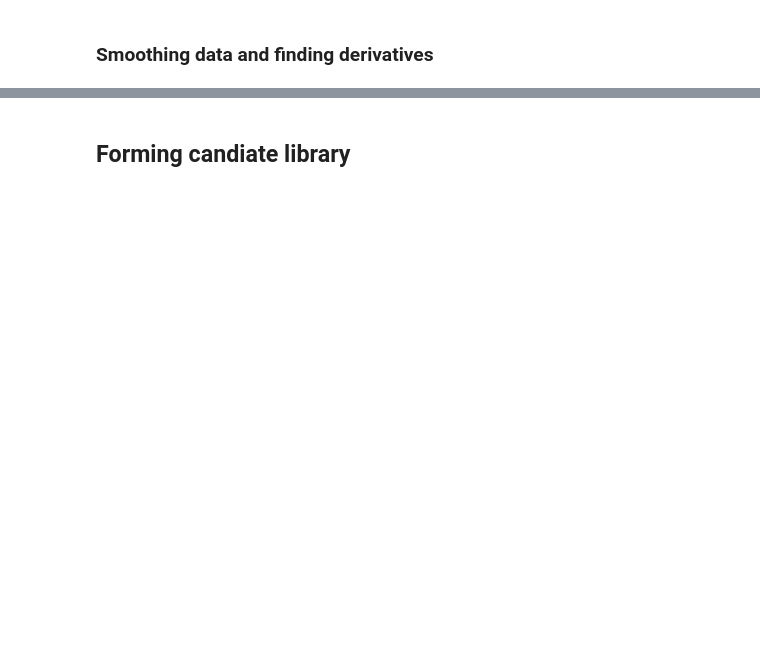
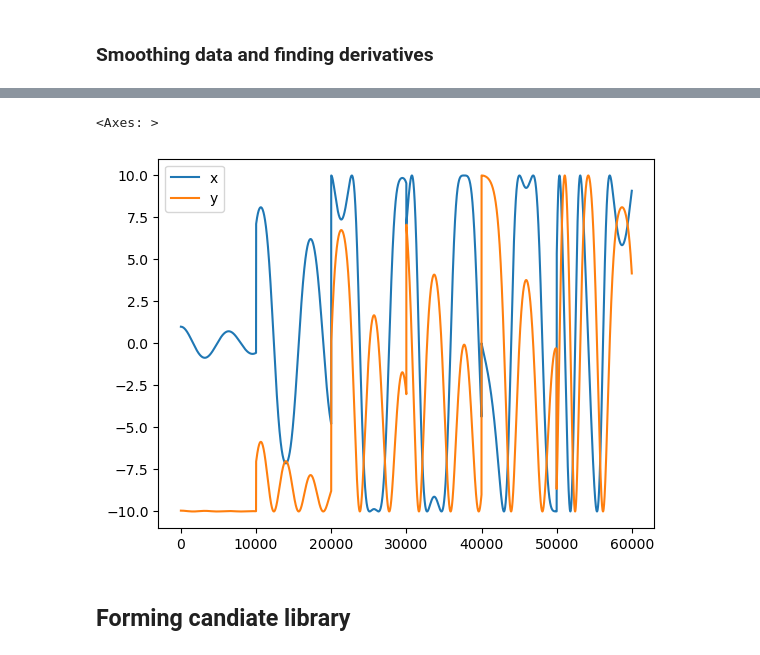
Before and after one commit to mjayadharan/DAE-FINDER_dev, a Jupyter notebook: Examples/Example_2_pendulum/Example_2_simple_pendulum_data_requirement.ipynb, the cells around one changed output, grey strips where cells are left out. Saved outputs shown, nothing was run; the diff lists cells and outputs as text; code cells hidden in the pictures; blank space fills up the shorter version.

```diff
--- a/Examples/Example_2_pendulum/Example_2_simple_pendulum_data_requirement.ipynb
+++ b/Examples/Example_2_pendulum/Example_2_simple_pendulum_data_requirement.ipynb
@@ -220,0 +382,5 @@ data_matrix_df_smooth = data_matrix_df_smooth.iloc[5:-5]
+# %%
+data_matrix_df[["x","y"]].plot()
+# %% [output]
+<Axes: >
+[figure, added]
```
Also changed, not shown: parts of 67 cells of this notebook, 15 other files.
